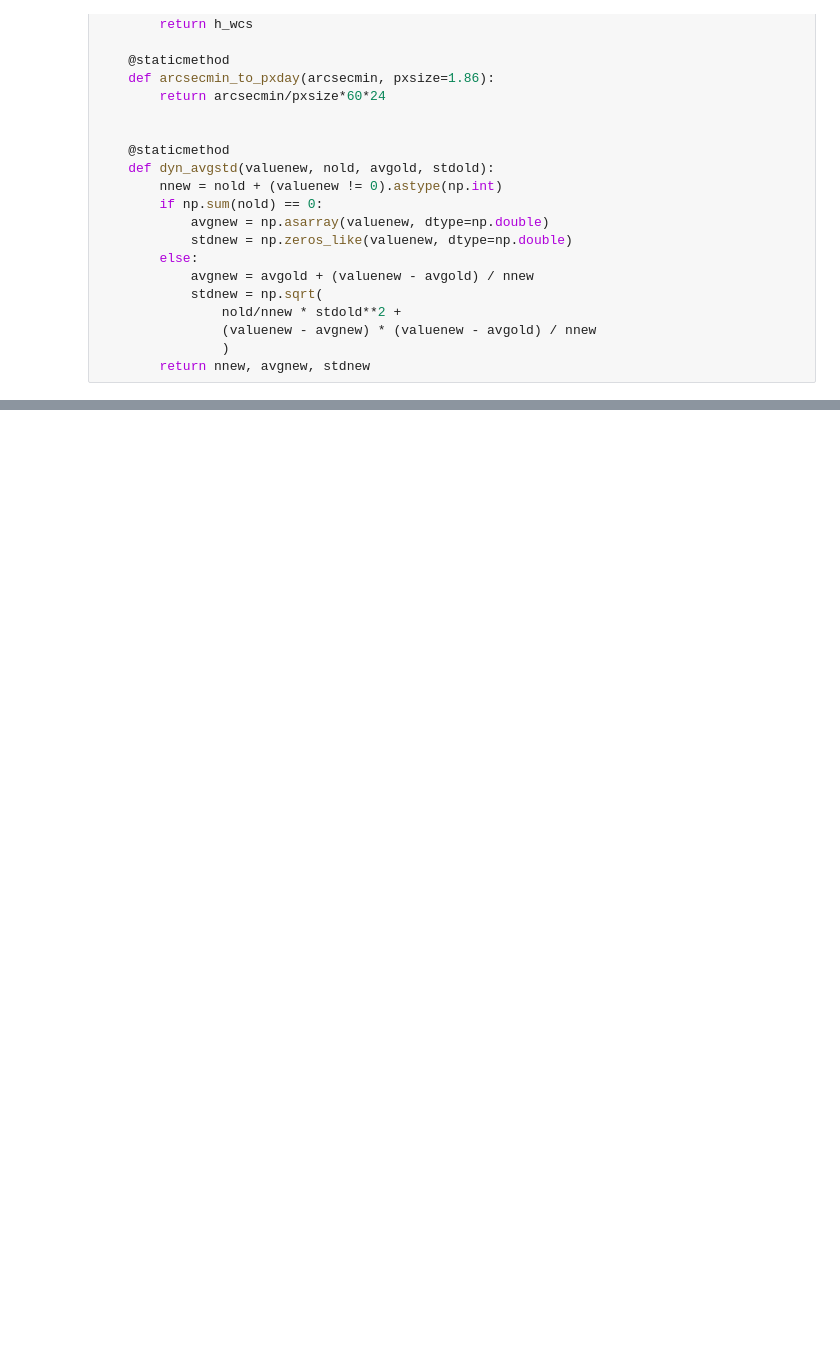
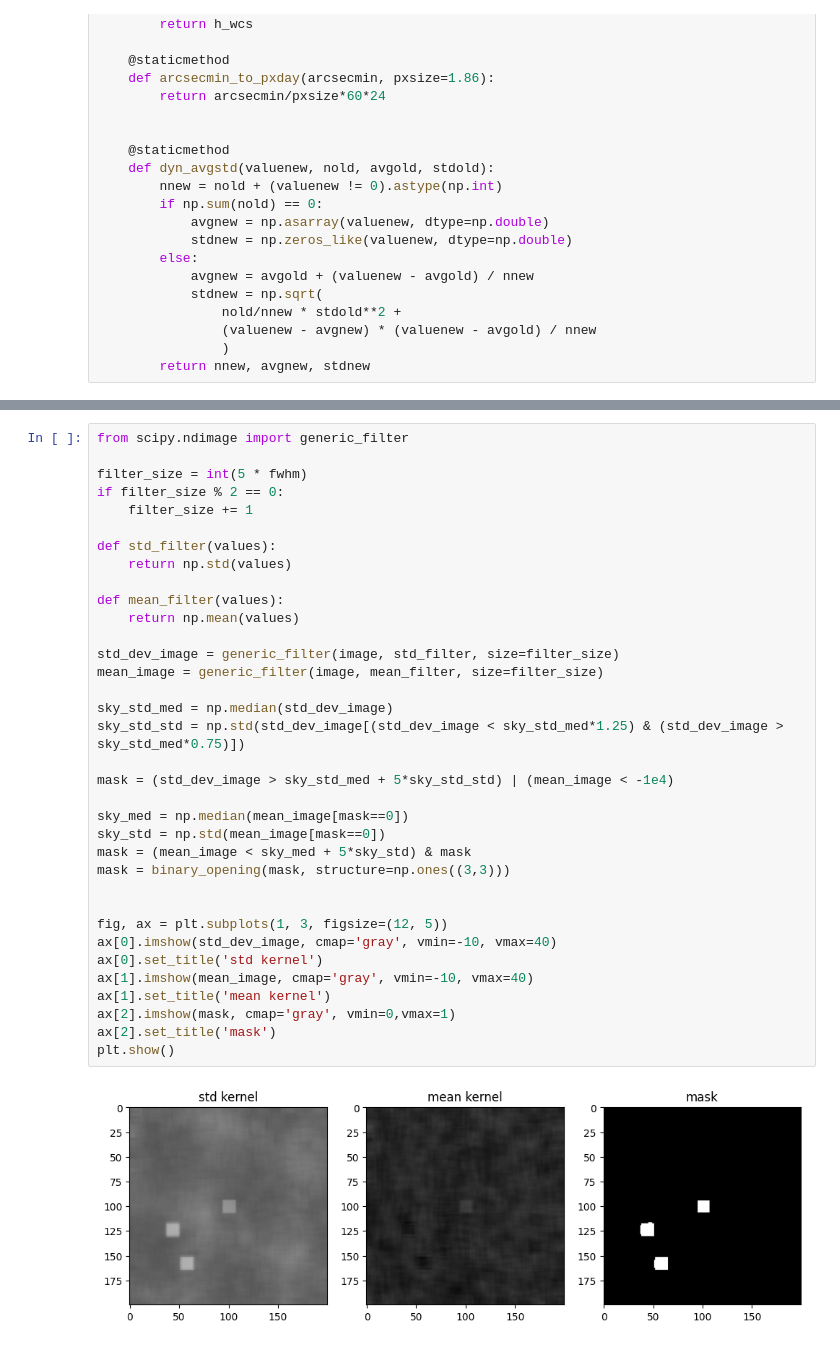
Before and after one commit to miguelralarcon/kbmod_atlas, a Jupyter notebook: lab/residual_masking.ipynb, the cells around one changed output, grey strips where cells are left out. Drawn from its saved outputs; the diff is of its cells as text; blank space fills up the shorter version.

```diff
--- a/lab/residual_masking.ipynb
+++ b/lab/residual_masking.ipynb
@@ -1481,0 +324,37 @@ crop_params
+# %%
+from scipy.ndimage import generic_filter
+
+filter_size = int(5 * fwhm)
+if filter_size % 2 == 0:
+    filter_size += 1
+
+def std_filter(values):
+    return np.std(values)
+
+def mean_filter(values):
+    return np.mean(values)
+
+std_dev_image = generic_filter(image, std_filter, size=filter_size)
+mean_image = generic_filter(image, mean_filter, size=filter_size)
+
+sky_std_med = np.median(std_dev_image)
+sky_std_std = np.std(std_dev_image[(std_dev_image < sky_std_med*1.25) & (std_dev_image > sky_std_med*0.75)])
+
+mask = (std_dev_image > sky_std_med + 5*sky_std_std) | (mean_image < -1e4)
+
+sky_med = np.median(mean_image[mask==0])
+sky_std = np.std(mean_image[mask==0])
+mask = (mean_image < sky_med + 5*sky_std) & mask
+mask = binary_opening(mask, structure=np.ones((3,3)))
+
+
+fig, ax = plt.subplots(1, 3, figsize=(12, 5))
+ax[0].imshow(std_dev_image, cmap='gray', vmin=-10, vmax=40)
+ax[0].set_title('std kernel')
+ax[1].imshow(mean_image, cmap='gray', vmin=-10, vmax=40)
+ax[1].set_title('mean kernel')
+ax[2].imshow(mask, cmap='gray', vmin=0,vmax=1)
+ax[2].set_title('mask')
+plt.show()
+# %% [output]
+[figure, added]
```
Also changed, not shown: parts of 100 cells of this notebook.
